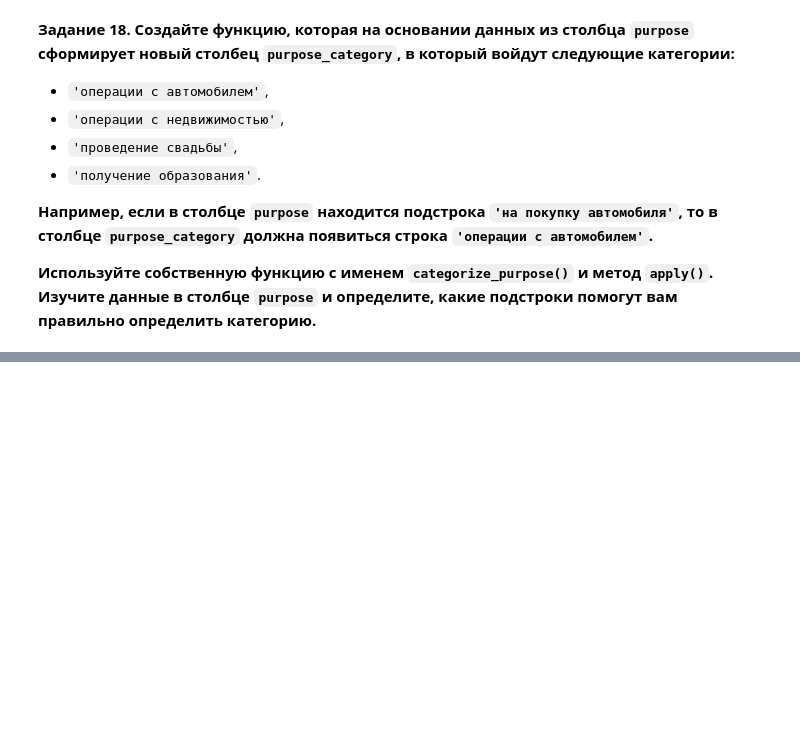
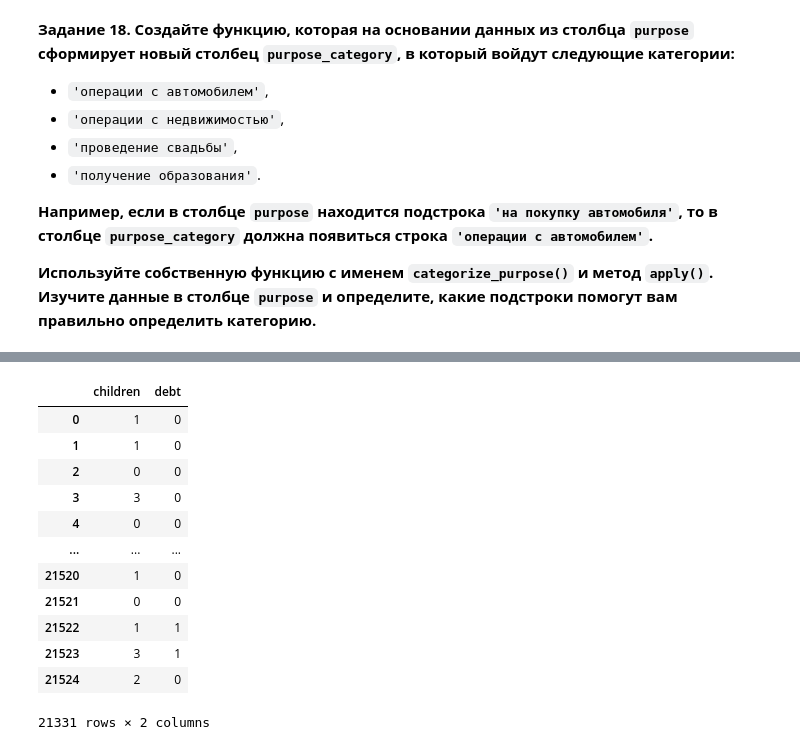
Before and after one commit to ild714/yandex_analitics, a Jupyter notebook: Sprint4/project.ipynb, the cells around one changed output, grey strips where cells are left out. Cells and saved outputs as stored; diff of their text form; code cells hidden in the pictures; blank space fills up the shorter version.

```diff
--- a/Sprint4/project.ipynb
+++ b/Sprint4/project.ipynb
@@ -272,0 +288,16 @@ data['purpose_category'] = data.apply(categorize_purpose,axis=1)
+# %%
+data.loc[:,['children','debt']]
+# %% [output]
+|  | children | debt |
+| 0 | 1 | 0 |
+| 1 | 1 | 0 |
+| 2 | 0 | 0 |
+| 3 | 3 | 0 |
+| 4 | 0 | 0 |
+| ... | ... | ... |
+| 21520 | 1 | 0 |
+| 21521 | 0 | 0 |
+| 21522 | 1 | 1 |
+| 21523 | 3 | 1 |
+| 21524 | 2 | 0 |
+21331 rows × 2 columns
```
Also changed, not shown: parts of 8 cells of this notebook.
